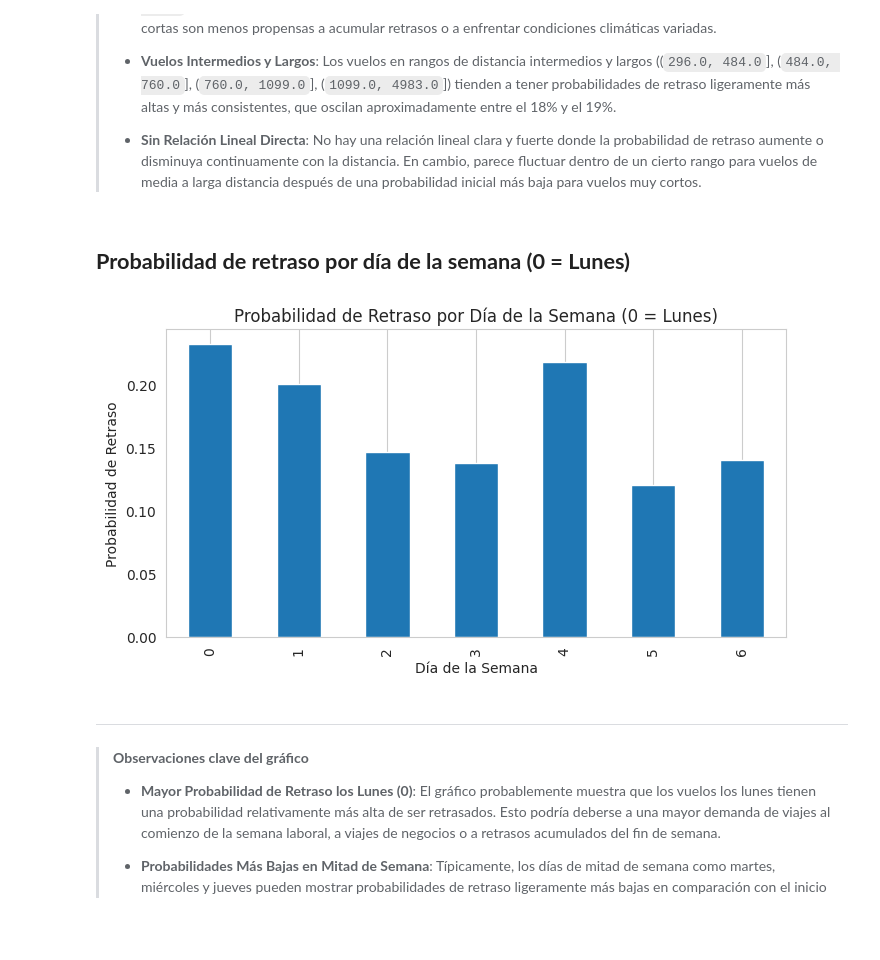
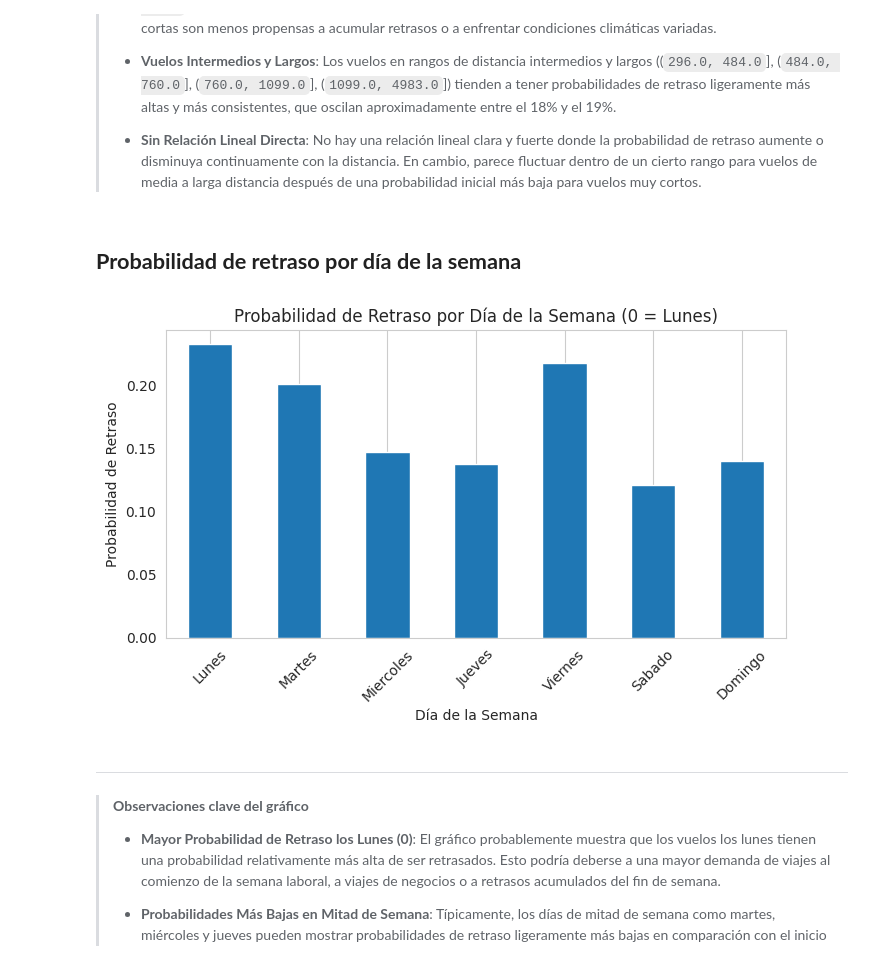
Before and after one commit to sunnyday2/flight_on_time, a Jupyter notebook: flightontime_hackaton_e32_alura_latam.ipynb, the cells around one changed output. Drawn from its saved outputs; the diff is of its cells as text; code cells hidden in the pictures; blank space fills up the shorter version.

```diff
--- a/flightontime_hackaton_e32_alura_latam.ipynb
+++ b/flightontime_hackaton_e32_alura_latam.ipynb
@@ -677,33 +677,49 @@ Name: delayed, dtype: float64
 >
 > *   **Sin Relación Lineal Directa**: No hay una relación lineal clara y fuerte donde la probabilidad de retraso aumente o disminuya continuamente con la distancia. En cambio, parece fluctuar dentro de un cierto rango para vuelos de media a larga distancia después de una probabilidad inicial más baja para vuelos muy cortos.
 # %% [markdown]
-## **Probabilidad de retraso por día de la semana (0 = Lunes)**
+## **Probabilidad de retraso por día de la semana**
 # %%
 import pandas as pd
 import matplotlib.pyplot as plt
 
 # Convertir a datetime (ya hecho en df, pero aseguramos si df_numeric no lo tiene)
 # Asumimos que df_numeric y df tienen el mismo índice y número de filas
 # y que df['FlightDate'] ya es datetime de un paso anterior
 df_numeric["day_of_week"] = df["FlightDate"].dt.dayofweek
+
+# Map day numbers to day names
+days_map = {
+    0: 'Lunes',
+    1: 'Martes',
+    2: 'Miercoles',
+    3: 'Jueves',
+    4: 'Viernes',
+    5: 'Sabado',
+    6: 'Domingo'
+}
 
 # Calcular probabilidad de retraso por día de la semana
 dow_delay = (
     df_numeric.groupby("day_of_week")["delayed"]
     .mean()
     .sort_index()
 )
 
 # Graficar
 plt.figure(figsize=(8,4))
 dow_delay.plot(kind="bar")
-plt.title("Probabilidad de Retraso por Día de la Semana (0 = Lunes)")
+plt.xticks(
+    ticks=range(7),
+    labels=[days_map[i] for i in range(7)],
+    rotation=45
+)
+plt.title("Probabilidad de Retraso por Día de la Semana")
 plt.xlabel("Día de la Semana")
 plt.ylabel("Probabilidad de Retraso")
 plt.grid(axis="y")
 plt.show()
 # %% [output]
-[figure, old version]
+[figure, new version]
 # %% [markdown]
 ---
 > **Observaciones clave del gráfico**
```
Also changed, not shown: parts of 2 cells of this notebook.
